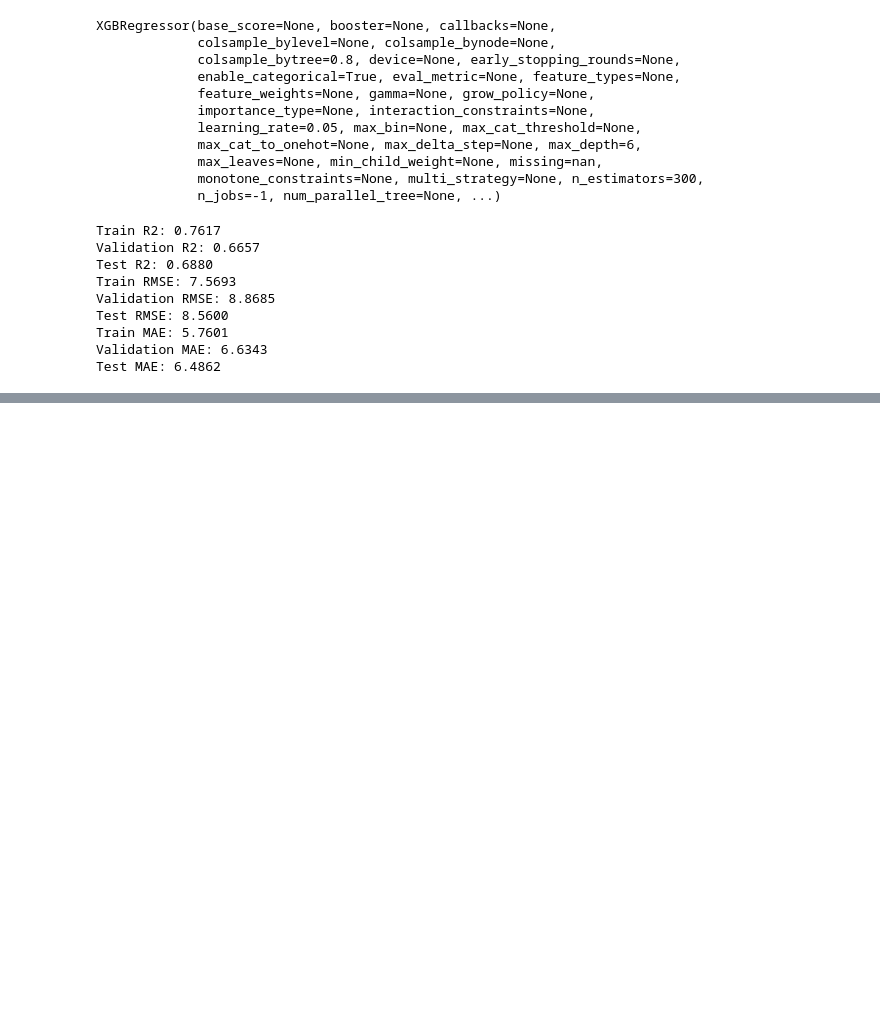
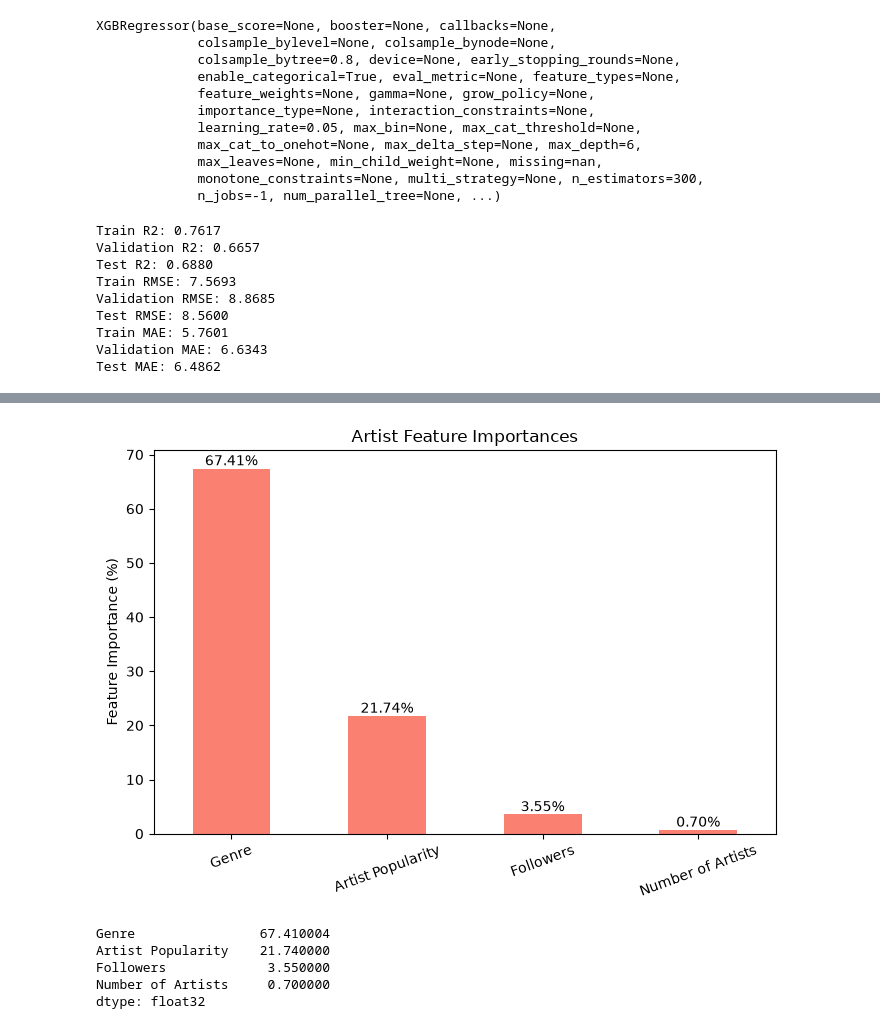
Before and after one commit to sparkyyyhd-bu/bu-rise-music, a Jupyter notebook: src/training/traditional_ML/legacy/artists_xgboost.ipynb, the cells around one changed output, grey strips where cells are left out. Drawn from its saved outputs; the diff is of its cells as text; code cells hidden in the pictures; blank space fills up the shorter version.

```diff
--- a/src/training/traditional_ML/legacy/artists_xgboost.ipynb
+++ b/src/training/traditional_ML/legacy/artists_xgboost.ipynb
@@ -249,0 +250,58 @@ plt.show()
+# %%
+import pandas as pd
+import matplotlib.pyplot as plt
+
+# Get feature importances as percentages
+importance = pd.Series(
+    xgb.feature_importances_,
+    index=X_train.columns
+) * 100
+
+# Sum all genre feature importances
+genre_importance = importance[
+    importance.index.str.contains("genre", case=False)
+].sum()
+
+# Four artist-related feature importances
+artist_importance = pd.Series({
+    "Artist Popularity": importance["artist_popularity"],
+    "Followers": importance["followers"],
+    "Number of Artists": importance["num_artists"],
+    "Genre": genre_importance
+})
+
+# Sort from highest to lowest
+artist_importance = artist_importance.sort_values(ascending=False)
+
+# Plot
+plt.figure(figsize=(7,5))
+ax = artist_importance.plot(kind="bar", color="salmon")
+
+plt.ylabel("Feature Importance (%)")
+plt.title("Artist Feature Importances")
+plt.xticks(rotation=20)
+
+# Add percentage labels above each bar
+for bar in ax.patches:
+    height = bar.get_height()
+    ax.text(
+        bar.get_x() + bar.get_width() / 2,
+        height,
+        f"{height:.2f}%",
+        ha="center",
+        va="bottom",
+        fontsize=10
+    )
+
+plt.tight_layout()
+plt.show()
+
+# Print exact values
+print(artist_importance.round(2))
+# %% [output]
+[figure, added]
+Genre                67.410004
+Artist Popularity    21.740000
+Followers             3.550000
+Number of Artists     0.700000
+dtype: float32
```
Also changed, not shown: parts of 3 cells of this notebook.
